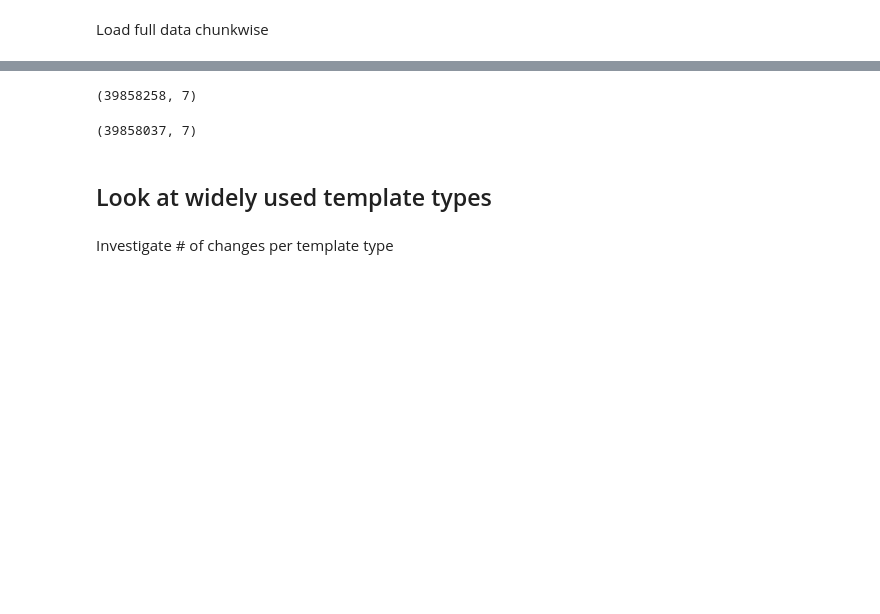
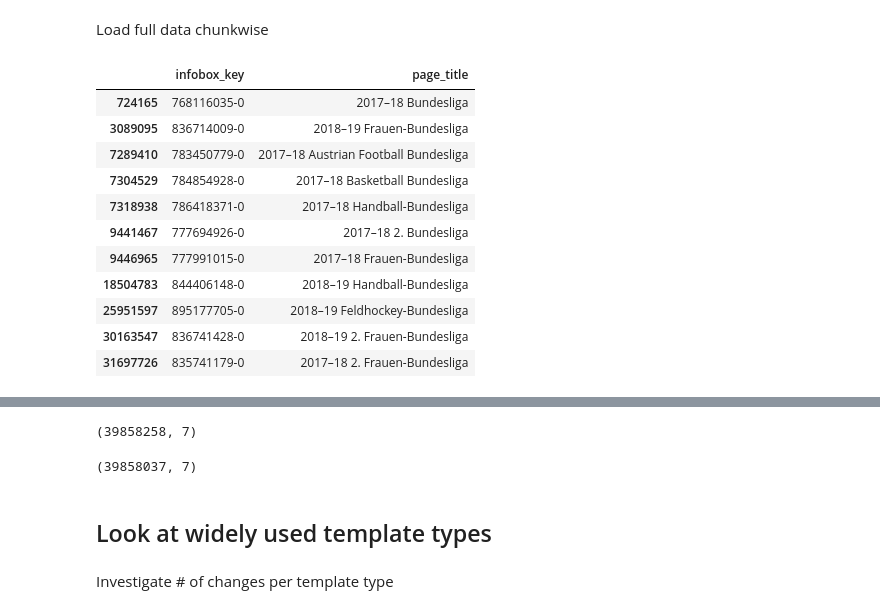
Before and after one commit to HPI-Information-Systems/wikipedia_cleanup, a Jupyter notebook: data_exploration/Full_data_exploration.ipynb, the cells around one changed output, grey strips where cells are left out. Saved outputs shown, nothing was run; the diff lists cells and outputs as text; code cells hidden in the pictures; blank space fills up the shorter version.

```diff
--- a/data_exploration/Full_data_exploration.ipynb
+++ b/data_exploration/Full_data_exploration.ipynb
@@ -22,0 +23,15 @@ data = get_data('../../custom-format-default-filtered/', n_jobs=16, filters=[Onl
+# %%
+data[data['page_title'].str.contains("18") & (data['page_title'].str.contains('Bundesliga'))][['infobox_key','page_title']].drop_duplicates()
+# %% [output]
+|  | infobox_key | page_title |
+| 724165 | 768116035-0 | 2017–18 Bundesliga |
+| 3089095 | 836714009-0 | 2018–19 Frauen-Bundesliga |
+| 7289410 | 783450779-0 | 2017–18 Austrian Football Bundesliga |
+| 7304529 | 784854928-0 | 2017–18 Basketball Bundesliga |
+| 7318938 | 786418371-0 | 2017–18 Handball-Bundesliga |
+| 9441467 | 777694926-0 | 2017–18 2. Bundesliga |
+| 9446965 | 777991015-0 | 2017–18 Frauen-Bundesliga |
+| 18504783 | 844406148-0 | 2018–19 Handball-Bundesliga |
+| 25951597 | 895177705-0 | 2018–19 Feldhockey-Bundesliga |
+| 30163547 | 836741428-0 | 2018–19 2. Frauen-Bundesliga |
+| 31697726 | 835741179-0 | 2017–18 2. Frauen-Bundesliga |
```
Also changed, not shown: parts of 3 cells of this notebook, 2 other files.
